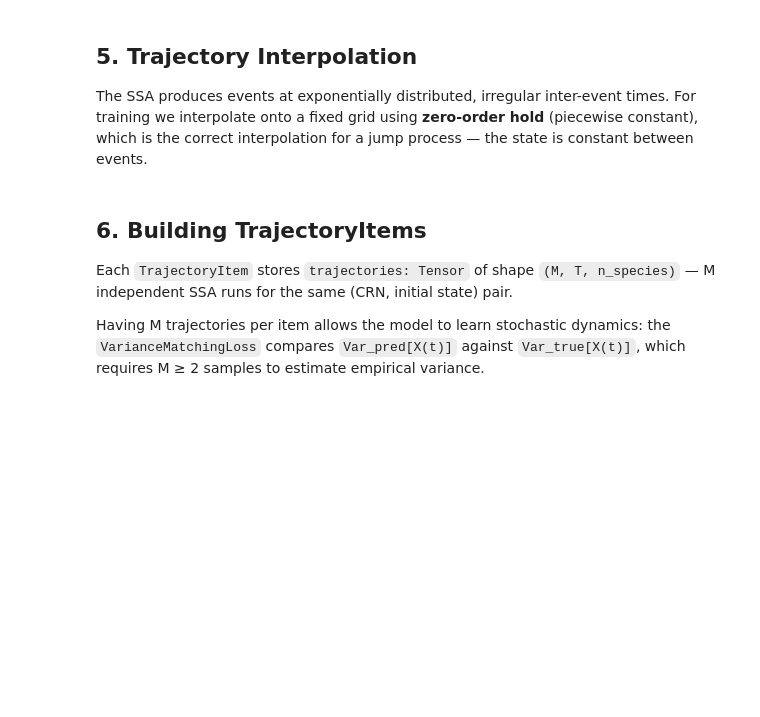
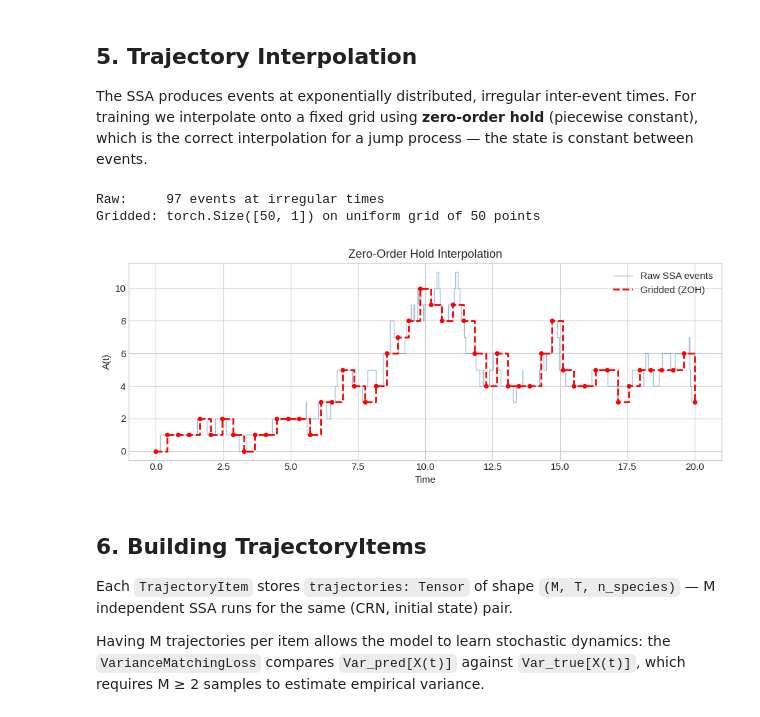
Before and after one commit to Mijan/CRN_Surrogate, a Jupyter notebook: notebooks/foundations/01_crn_and_simulation.ipynb, the cells around one changed output. Cells and saved outputs as stored; diff of their text form; code cells hidden in the pictures; blank space fills up the shorter version.

```diff
--- a/notebooks/foundations/01_crn_and_simulation.ipynb
+++ b/notebooks/foundations/01_crn_and_simulation.ipynb
@@ -249,30 +265,34 @@ The SSA produces events at exponentially distributed, irregular inter-event time
 # %%
 T = 50
 time_grid = torch.linspace(0.0, 20.0, T)
 
-raw_traj = ssa.simulate(
+raw_traj = ssa_simulator.simulate(
     stoichiometry=crn_bd.stoichiometry_matrix,
     propensity_fn=crn_bd.evaluate_propensities,
     initial_state=torch.tensor([0.0]),
     t_max=20.0,
 )
 gridded = raw_traj.to_grid(time_grid)
 
 print(f"Raw:     {raw_traj.n_steps} events at irregular times")
 print(f"Gridded: {gridded.shape} on uniform grid of {T} points")
 
 fig, ax = plt.subplots(figsize=(10, 4))
 ax.step(raw_traj.times.numpy(), raw_traj.states[:, 0].numpy(),
         where="post", color="steelblue", alpha=0.5, linewidth=1.0, label="Raw SSA events")
 ax.step(time_grid.numpy(), gridded[:, 0].numpy(),
         where="post", color="red", linewidth=2, linestyle="--", label="Gridded (ZOH)")
 ax.scatter(time_grid.numpy(), gridded[:, 0].numpy(), color="red", s=18, zorder=5)
 ax.set_xlabel("Time")
 ax.set_ylabel("A(t)")
 ax.set_title("Zero-Order Hold Interpolation")
 ax.legend()
 plt.tight_layout()
 plt.show()
+# %% [output]
+Raw:     97 events at irregular times
+Gridded: torch.Size([50, 1]) on uniform grid of 50 points
+[figure, added]
 # %% [markdown]
 ## 6. Building TrajectoryItems
 
```
Also changed, not shown: parts of 8 cells of this notebook.
